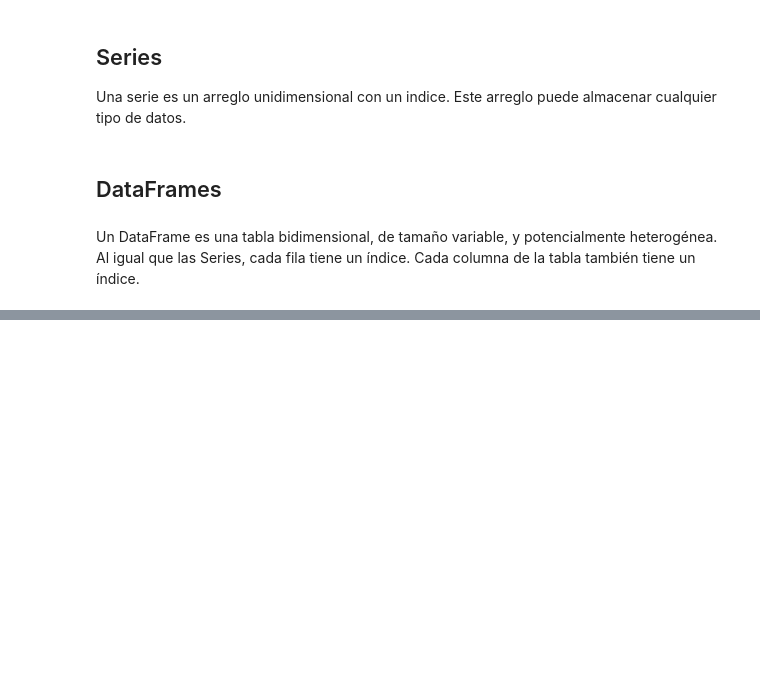
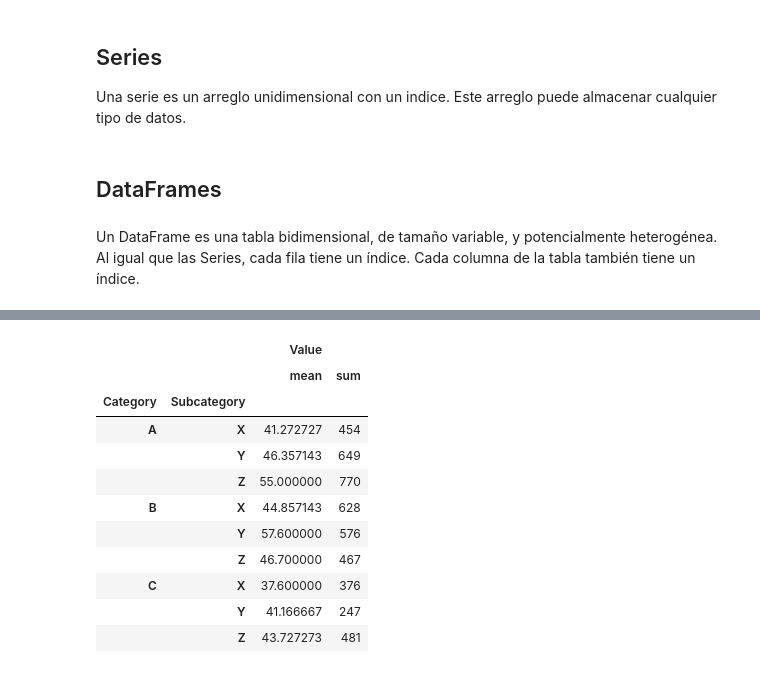
Before and after one commit to herrmilt/MLPython2023Lectures, a Jupyter notebook: lecture06_pandas/pandas_intro.ipynb, the cells around one changed output, grey strips where cells are left out. Drawn from its saved outputs; the diff is of its cells as text; code cells hidden in the pictures; blank space fills up the shorter version.

```diff
--- a/lecture06_pandas/pandas_intro.ipynb
+++ b/lecture06_pandas/pandas_intro.ipynb
@@ -338,0 +259,11 @@ plt.show()
+# %%
+# To group on more columns, lets create a larger dataframe
+np.random.seed(0)
+n = 100
+data = {
+    'Category': np.random.choice(['A', 'B', 'C'], size=n),
+    'Subcategory': np.random.choice(['X', 'Y', 'Z'], size=n),
+    'Value': np.random.randint(1, 101, size=n)
+}
+df = pd.DataFrame(data)
+df.head(10)
@@ -338,0 +296,16 @@ plt.show()
+# %%
+grouped = df.groupby(['Category', 'Subcategory']).agg(['mean', 'sum'])
+grouped
+# %% [output]
+|  |  | Value |  |
+|  |  | mean | sum |
+| Category | Subcategory |  |  |
+| A | X | 41.272727 | 454 |
+|  | Y | 46.357143 | 649 |
+|  | Z | 55.000000 | 770 |
+| B | X | 44.857143 | 628 |
+|  | Y | 57.600000 | 576 |
+|  | Z | 46.700000 | 467 |
+| C | X | 37.600000 | 376 |
+|  | Y | 41.166667 | 247 |
+|  | Z | 43.727273 | 481 |
```
Also changed, not shown: parts of 111 cells of this notebook, 4 other files.
